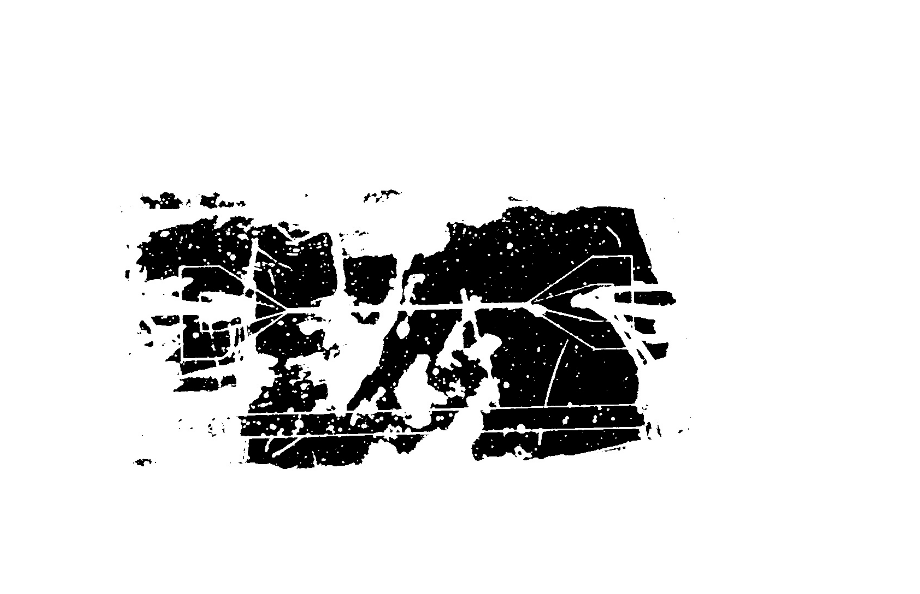
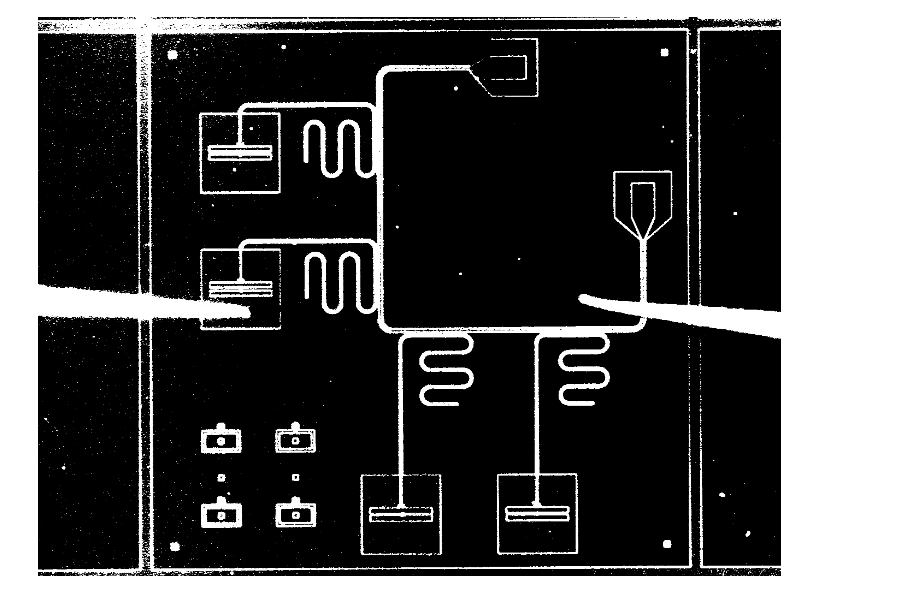
Before and after one commit to yminononono/Quantum-ImageProcessing, a Jupyter notebook: read.ipynb, the cells around one changed output. Drawn from its saved outputs; the diff is of its cells as text; code cells hidden in the pictures.

```diff
--- a/read.ipynb
+++ b/read.ipynb
@@ -1,24 +1,30 @@
 # %%
 import cv2
 import numpy as np
 from IPython import display
 from matplotlib import pyplot as plt
 
 def imshow(img, format=".jpg", **kwargs):
     """ndarray 配列をインラインで Notebook 上に表示する。"""
     img = cv2.imencode(format, img)[1]
     img = display.Image(img, **kwargs)
     display.display(img)
 
-file_name='images/20250117134627.jpg'
-# img=cv2.imread(file_name,cv2.IMREAD_GRAYSCALE)
+# file_name='images/20250117134627.jpg' # Tc sample
+# threshold = 30
+# canny_threshold = 50
+
+file_name='images/20250117174320.jpg' # Qubit
+threshold = 60
+canny_threshold = 100
+
 img=cv2.imread(file_name)
 gray=cv2.cvtColor(img, cv2.COLOR_BGR2GRAY)
-gray_blur=cv2.blur(gray,(1,1))
+# gray_blur=cv2.blur(gray,(1,1))
 
 h,w=gray.shape[:2]
 #二値化処理
-thresh, gray_thresh = cv2.threshold(gray, 30, 255, cv2.THRESH_BINARY)
+thresh, gray_thresh = cv2.threshold(gray, threshold, 255, cv2.THRESH_BINARY)
 imshow(gray_thresh)
 # %% [output]
-[figure, old version]
+[figure, new version]
```
Also changed, not shown: parts of 6 cells of this notebook, 2 other files.
